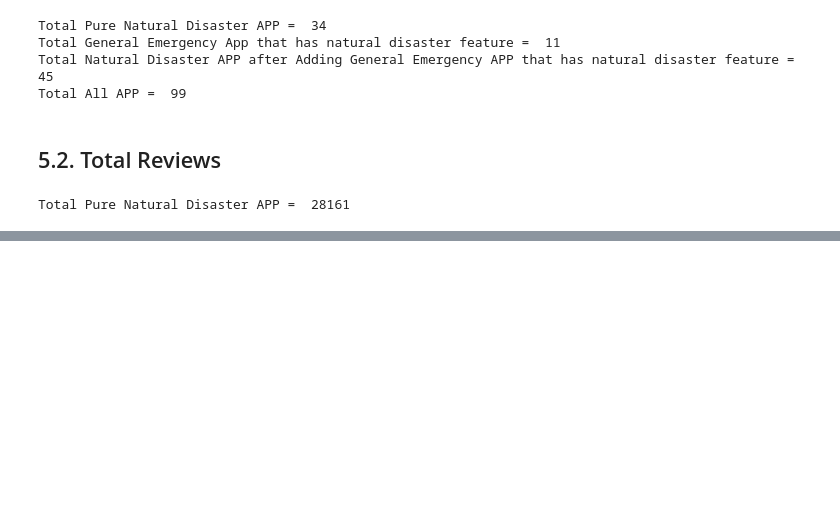
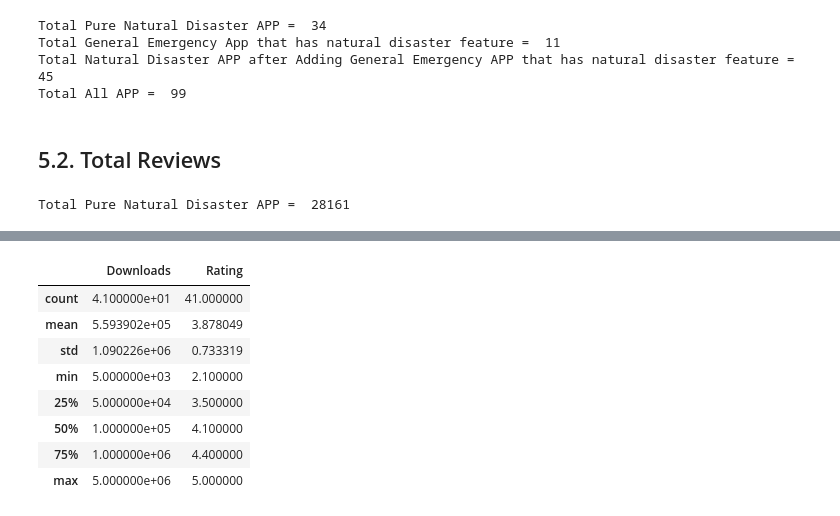
Before and after one commit to Syukrondzeko/natural-disaster-app-review-analysis, a Jupyter notebook: notebook/3. Exploratory Data Analysis.ipynb, the cells around one changed output, grey strips where cells are left out. Cells and saved outputs as stored; diff of their text form; code cells hidden in the pictures; blank space fills up the shorter version.

```diff
--- a/notebook/3. Exploratory Data Analysis.ipynb
+++ b/notebook/3. Exploratory Data Analysis.ipynb
@@ -133,0 +520,12 @@ Total Pure Natural Disaster APP =  28161
+# %%
+df[df.Source == 'Play Store'].describe()
+# %% [output]
+|  | Downloads | Rating |
+| count | 4.100000e+01 | 41.000000 |
+| mean | 5.593902e+05 | 3.878049 |
+| std | 1.090226e+06 | 0.733319 |
+| min | 5.000000e+03 | 2.100000 |
+| 25% | 5.000000e+04 | 3.500000 |
+| 50% | 1.000000e+05 | 4.100000 |
+| 75% | 1.000000e+06 | 4.400000 |
+| max | 5.000000e+06 | 5.000000 |
```
Also changed, not shown: parts of 27 cells of this notebook, 4 other files.
